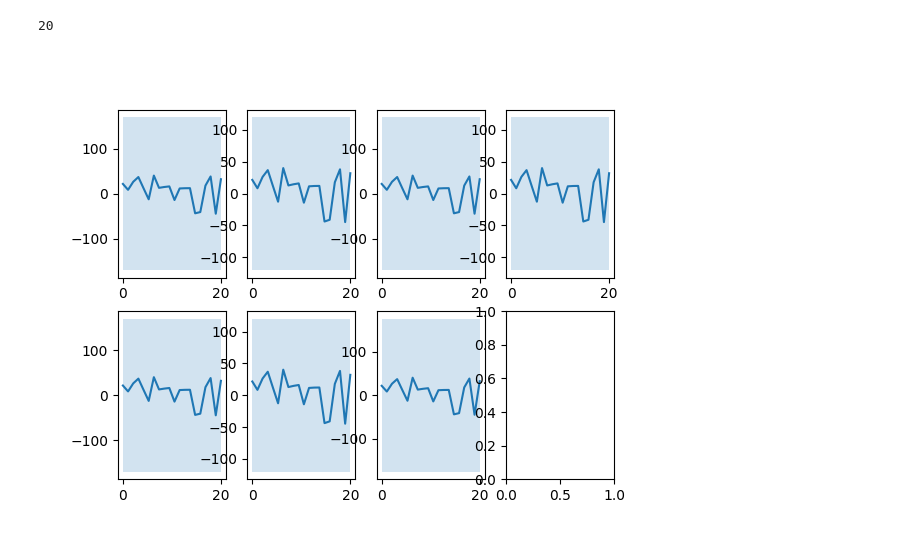
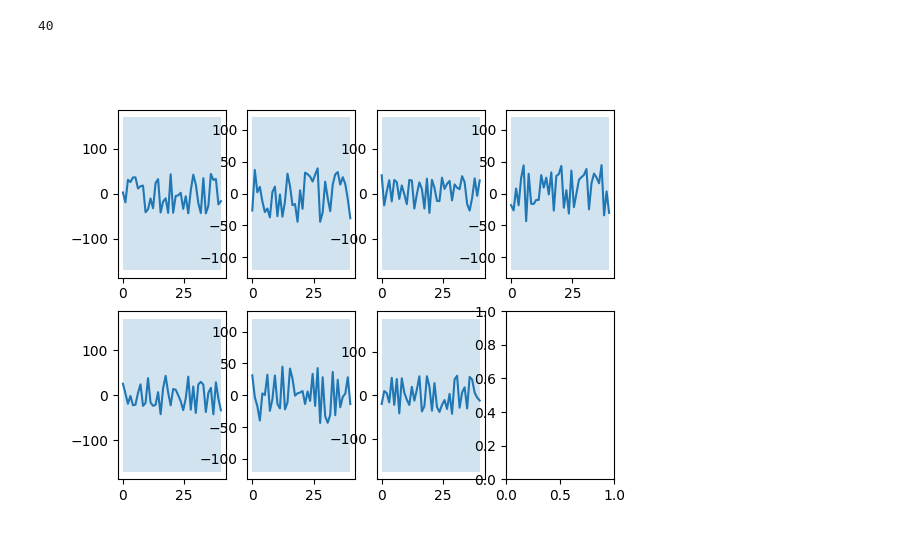
Before and after one commit to arminwessel/kident2, a Jupyter notebook: src/trajectories.ipynb, the cells around one changed output. Cells and saved outputs as stored; diff of their text form; code cells hidden in the pictures.

```diff
--- a/src/trajectories.ipynb
+++ b/src/trajectories.ipynb
@@ -62,7 +62,8 @@ def generate_trajectory_points(T, timestep):
     t = np.linspace(0,T, traj_len)
     qs=np.zeros((7,traj_len))
     for pose in range(traj_len):
-        qs[:,pose] = np.ones(7)*(np.random.random(1)[0]-0.5)*90
+        for i in range(7):
+            qs[i,pose] = (np.random.random(1)[0]-0.5)*90
     return qs, t
 # %%
 def plot_with_joint_limits(joints, time):
@@ -74,10 +75,10 @@ def plot_with_joint_limits(joints, time):
 # %%
 %matplotlib widget
 # qs,x=generate_sine_trajectory(100,15,0.3,[1, 1, 1, 2, 2, 2, 3], 1/15)
-qs, x = generate_trajectory_points(20,1)
+qs, x = generate_trajectory_points(40,1)
 df = pd.DataFrame(qs/180*np.pi)
 df.to_csv("traj.csv")
 plot_with_joint_limits(qs, x)
 # %% [output]
-20
+40
-[figure, old version]
+[figure, new version]
```
Also changed, not shown: 3 other files.
